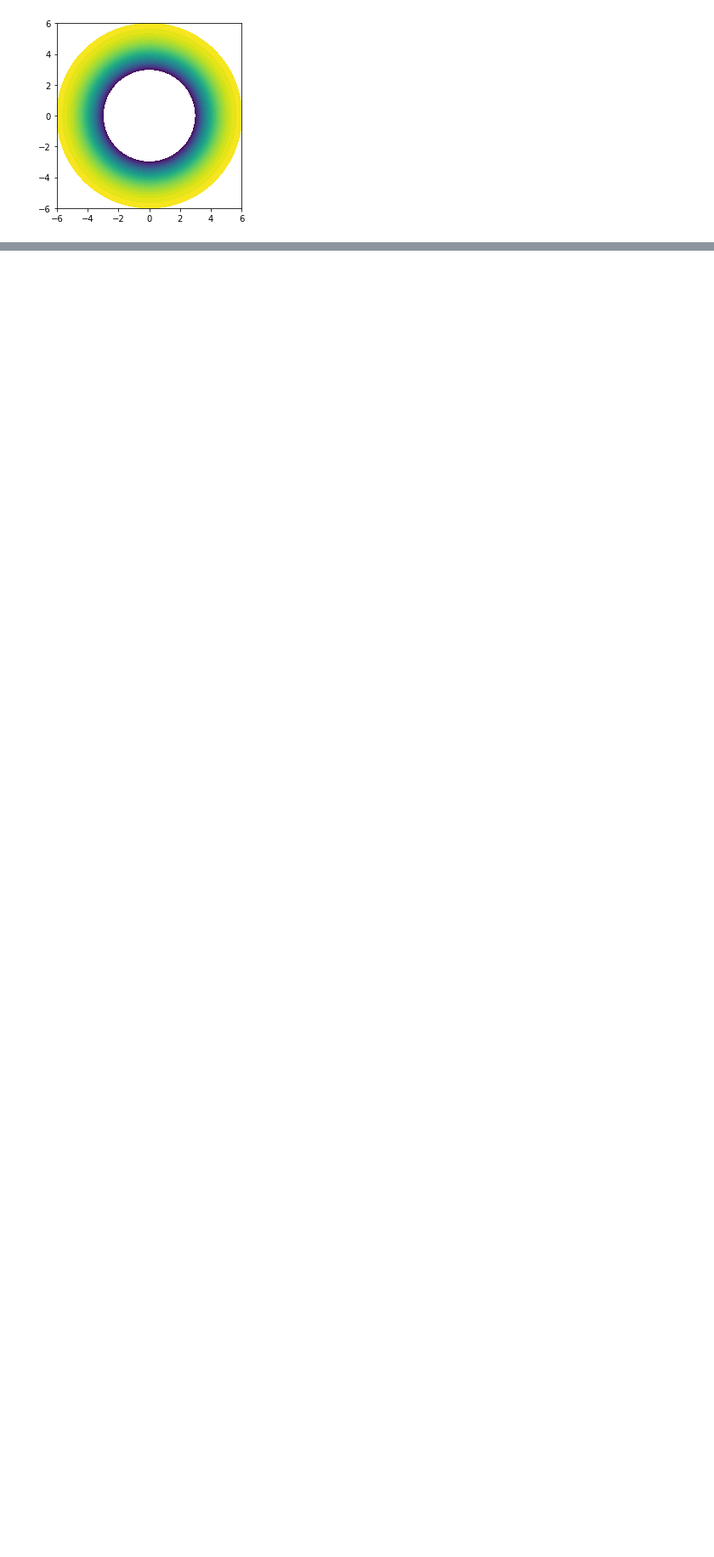
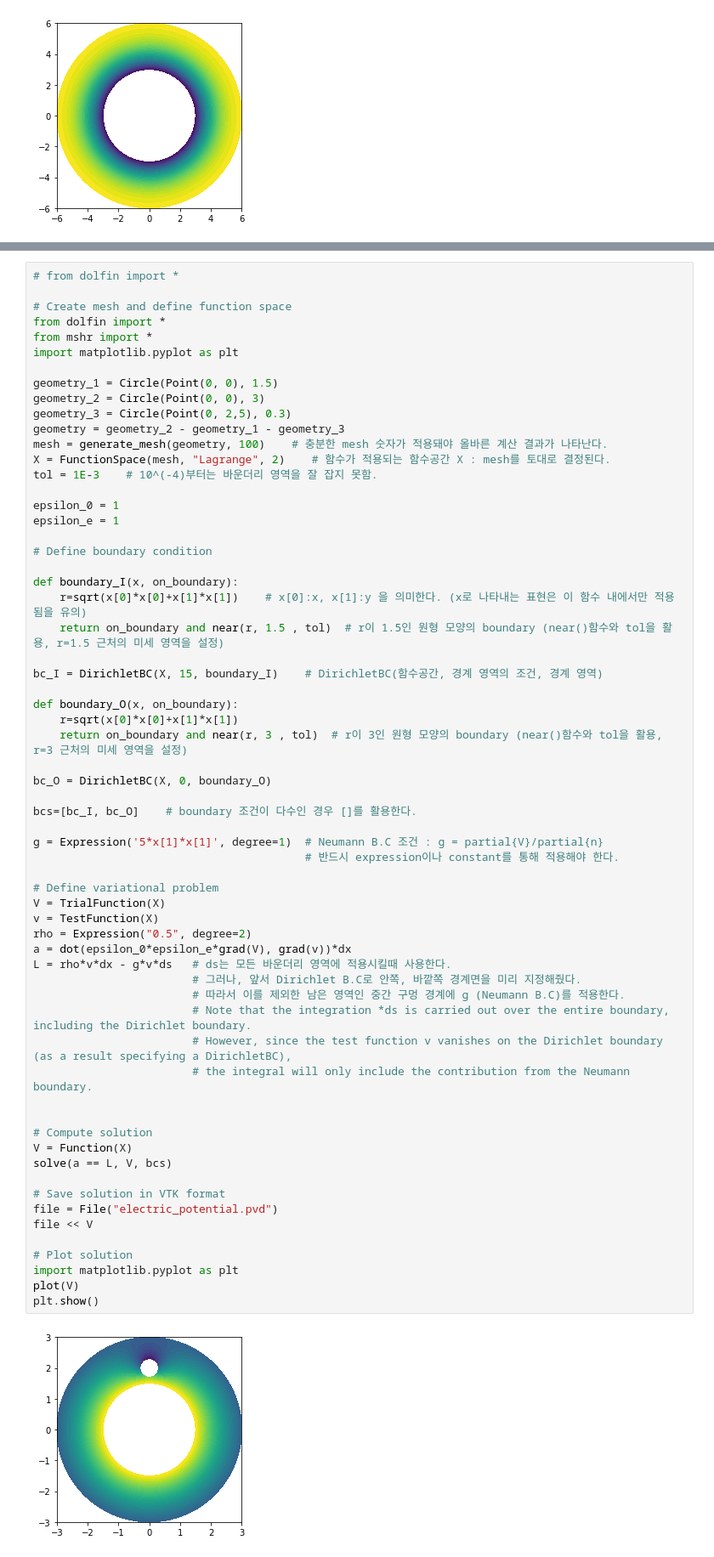
Before and after one commit to SeoulTechPSE/PSE_2019, a Jupyter notebook: Plasma Reactor Modelling/seminars/FEniCS_manual.ipynb, the cells around one changed output, grey strips where cells are left out. Shown at 85% size. Cells and saved outputs as stored; diff of their text form; blank space fills up the shorter version.

Commit message:
FEniCS manual update
Nuemann Boundary Condition 적용 manual

```diff
--- a/Plasma Reactor Modelling/seminars/FEniCS_manual.ipynb
+++ b/Plasma Reactor Modelling/seminars/FEniCS_manual.ipynb
@@ -183,0 +189,65 @@ plt.show()
+# %%
+# from dolfin import *
+
+# Create mesh and define function space
+from dolfin import *
+from mshr import *
+import matplotlib.pyplot as plt
+
+geometry_1 = Circle(Point(0, 0), 1.5)
+geometry_2 = Circle(Point(0, 0), 3)
+geometry_3 = Circle(Point(0, 2,5), 0.3)
+geometry = geometry_2 - geometry_1 - geometry_3
+mesh = generate_mesh(geometry, 100)    # 충분한 mesh 숫자가 적용돼야 올바른 계산 결과가 나타난다.
+X = FunctionSpace(mesh, "Lagrange", 2)    # 함수가 적용되는 함수공간 X : mesh를 토대로 결정된다.
+tol = 1E-3    # 10^(-4)부터는 바운더리 영역을 잘 잡지 못함.
+
+epsilon_0 = 1
+epsilon_e = 1
+
+# Define boundary condition
+
+def boundary_I(x, on_boundary):
+    r=sqrt(x[0]*x[0]+x[1]*x[1])    # x[0]:x, x[1]:y 을 의미한다. (x로 나타내는 표현은 이 함수 내에서만 적용 됨을 유의)
+    return on_boundary and near(r, 1.5 , tol)  # r이 1.5인 원형 모양의 boundary (near()함수와 tol을 활용, r=1.5 근처의 미세 영역을 설정)
+
+bc_I = DirichletBC(X, 15, boundary_I)    # DirichletBC(함수공간, 경계 영역의 조건, 경계 영역)
+
+def boundary_O(x, on_boundary):
+    r=sqrt(x[0]*x[0]+x[1]*x[1])
+    return on_boundary and near(r, 3 , tol)  # r이 3인 원형 모양의 boundary (near()함수와 tol을 활용, r=3 근처의 미세 영역을 설정)
+
+bc_O = DirichletBC(X, 0, boundary_O)
+
+bcs=[bc_I, bc_O]    # boundary 조건이 다수인 경우 []를 활용한다.
+
+g = Expression('5*x[1]*x[1]', degree=1)  # Neumann B.C 조건 : g = partial{V}/partial{n}
+                                         # 반드시 expression이나 constant를 통해 적용해야 한다.
+
+# Define variational problem
+V = TrialFunction(X)
+v = TestFunction(X)
+rho = Expression("0.5", degree=2)
+a = dot(epsilon_0*epsilon_e*grad(V), grad(v))*dx
+L = rho*v*dx - g*v*ds   # ds는 모든 바운더리 영역에 적용시킬때 사용한다.
+                        # 그러나, 앞서 Dirichlet B.C로 안쪽, 바깥쪽 경계면을 미리 지정해줬다.
+                        # 따라서 이를 제외한 남은 영역인 중간 구멍 경계에 g (Neumann B.C)를 적용한다.
+                        # Note that the integration *ds is carried out over the entire boundary, including the Dirichlet boundary.
+                        # However, since the test function v vanishes on the Dirichlet boundary (as a result specifying a DirichletBC),
+                        # the integral will only include the contribution from the Neumann boundary.
+
+
+# Compute solution
+V = Function(X)
+solve(a == L, V, bcs)
+
+# Save solution in VTK format
+file = File("electric_potential.pvd")
+file << V
+
+# Plot solution
+import matplotlib.pyplot as plt
+plot(V)
+plt.show()
+# %% [output]
+[figure, added]
```
Also changed, not shown: parts of 3 cells of this notebook.
